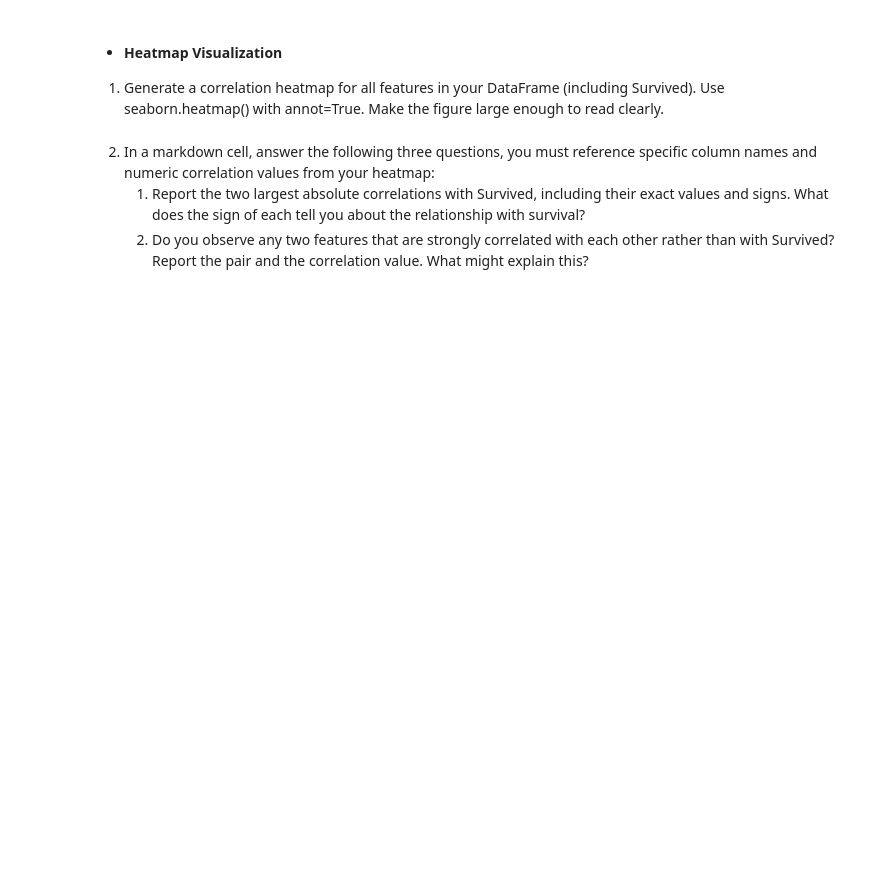
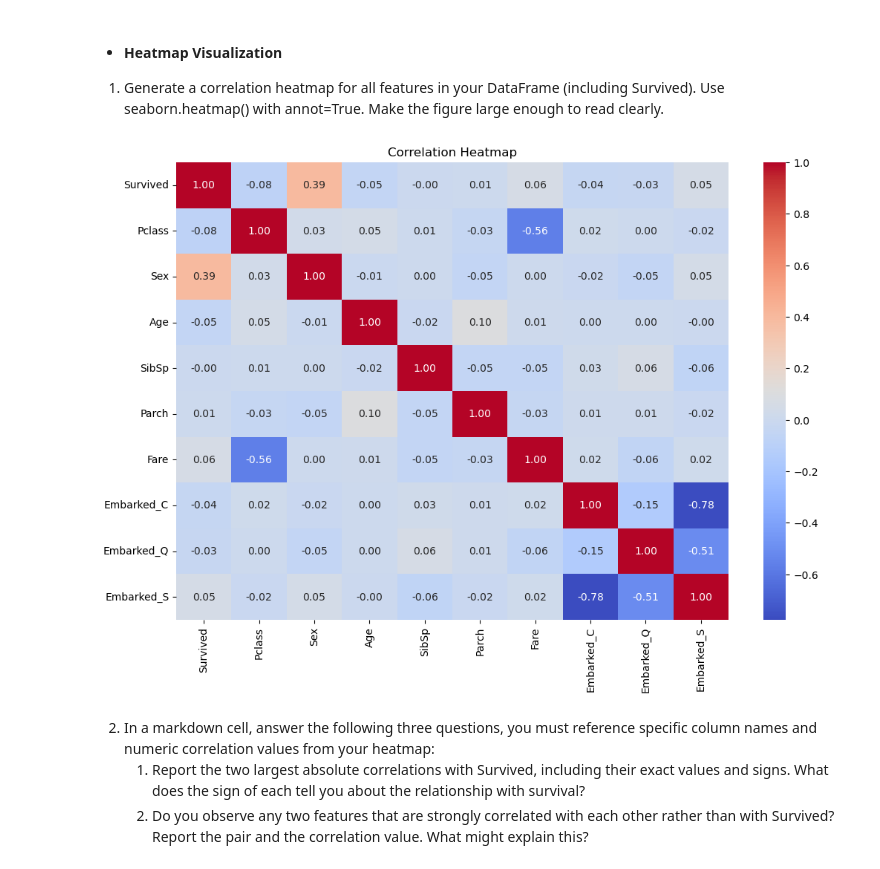
Before and after one commit to clee80/CS372_DT_Group2, a Jupyter notebook: DT_template.ipynb, the cells around one changed output. Cells and saved outputs as stored; diff of their text form; code cells hidden in the pictures; blank space fills up the shorter version.

```diff
--- a/DT_template.ipynb
+++ b/DT_template.ipynb
@@ -7,3 +18,8 @@ Group 2: Cathy Lee, Evan Gray, Aviral Gusain
 # %% [markdown]
 * #### Initil Exploration
 1.  Load the dataset. Print the shape and the first 5 rows.
+# %%
+df = pd.read_excel("titanic.xlsx")
+
+print("Shape:", df.shape)
+display(df.head())
@@ -15,3 +71,12 @@ each.
 3. For each column that has missing values, decide how to handle it:
     1) fill it in
     2) or drop the column entirely. In a markdown cell, explain why you chose each strategy.
+# %%
+# Fill Age with median
+df["Age"] = df["Age"].fillna(df["Age"].median())
+
+# Fill Embarked with mode
+df["Embarked"] = df["Embarked"].fillna(df["Embarked"].mode()[0])
+
+# Drop Cabin column
+df = df.drop(columns=["Cabin"])
@@ -24,3 +114,20 @@ changes to confirm.
 appropriate encoding method to each:
     1) Binary columns with exactly two values to convert to 0/1.
     2) Columns with more than two categories to create one-hot encoded columns.
+# %%
+print("String columns before encoding:")
+print(df.select_dtypes(include="object").columns)
+
+for col in df.select_dtypes(include="object").columns:
+    print(f"\n{col} unique values: {df[col].nunique()}")
+
+# Binary encode Sex
+df["Sex"] = df["Sex"].map({"male": 0, "female": 1})
+
+# One-hot encode Embarked
+df = pd.get_dummies(df, columns=["Embarked"], dtype=int)
+
+print("\nColumns after encoding:")
+print(df.columns)
+
+display(df.head())
@@ -31,3 +164,10 @@ one-hot encoding is preferred over label encoding for a nominal column like Emba
 3. Drop the columns that cannot be meaningfully encoded. In a markdown cell,
 explain the reason for dropping each one. It might be different reasons even if the action
 is the same.
+# %%
+df = df.drop(columns=["Name", "Ticket", "PassengerId"])
+
+print("Columns after dropping unhelpful features:")
+print(df.columns)
+
+display(df.head())
@@ -36,6 +195,13 @@ is the same.
 1.  Generate a correlation heatmap for all features in your DataFrame (including
 Survived). Use seaborn.heatmap() with annot=True. Make the figure large enough to read
 clearly.
+# %%
+plt.figure(figsize=(12, 8))
+sns.heatmap(df.corr(), annot=True, cmap="coolwarm", fmt=".2f")
+plt.title("Correlation Heatmap")
+plt.show()
+# %% [output]
+[figure, added]
 # %% [markdown]
 2.  In a markdown cell, answer the following three questions, you must reference
 specific column names and numeric correlation values from your heatmap:
```
Also changed, not shown: parts of 16 cells of this notebook, 1 other file.
